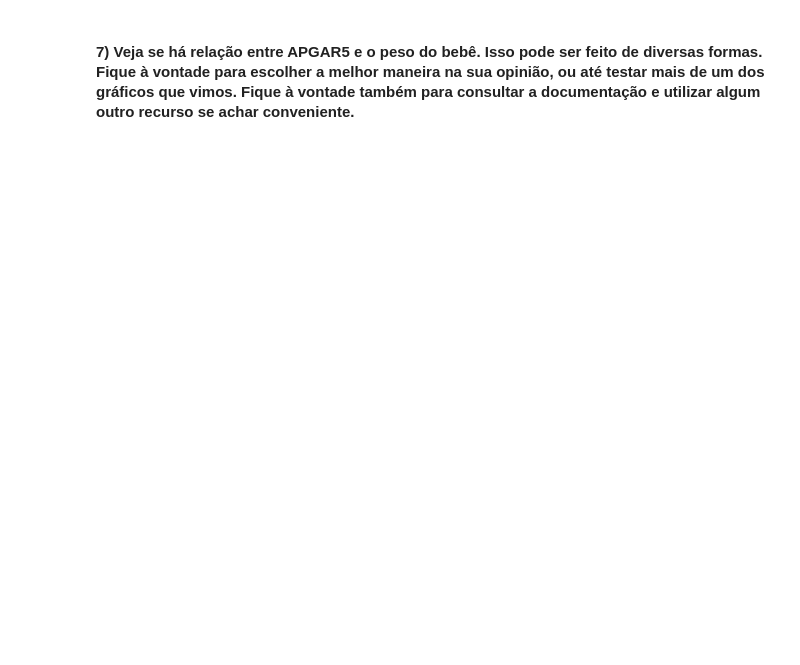
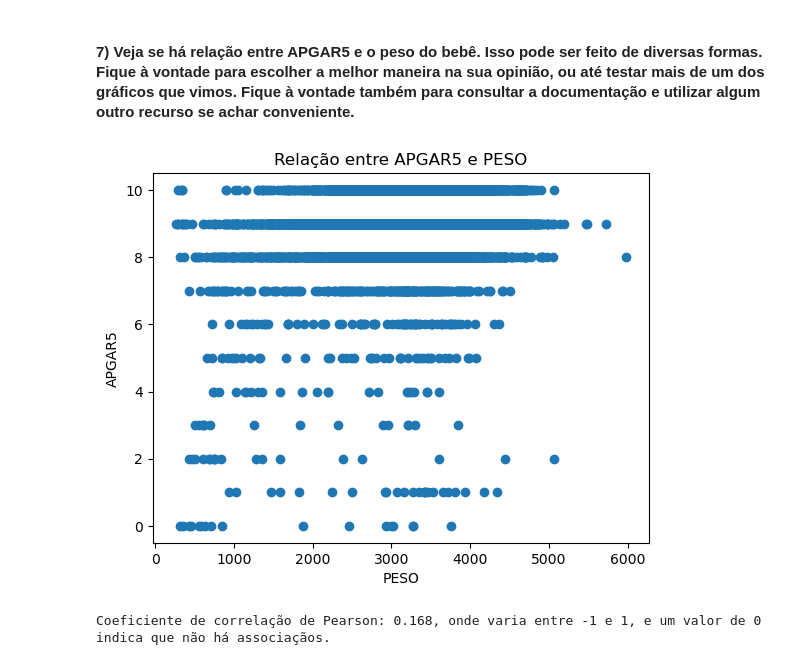
Before and after one commit to VictorLABR/stained-glass-project, a Jupyter notebook: VictorL_TAREFA 6 (pt.3).ipynb, the cells around one changed output. Drawn from its saved outputs; the diff is of its cells as text; code cells hidden in the pictures; blank space fills up the shorter version.

```diff
--- a/VictorL_TAREFA 6 (pt.3).ipynb
+++ b/VictorL_TAREFA 6 (pt.3).ipynb
@@ -20,2 +117,22 @@
 # %% [markdown]
 #### 7) Veja se há relação entre APGAR5 e o peso do bebê. Isso pode ser feito de diversas formas. Fique à vontade para escolher a melhor maneira na sua opinião, ou até testar mais de um dos gráficos que vimos. Fique à vontade também para consultar a documentação e utilizar algum outro recurso se achar conveniente.
+# %%
+# Plotando um gráfico de dispersão de AGPAR5 em relação a PESO
+plt.scatter(base["PESO"], base["APGAR5"])
+
+plt.title("Relação entre APGAR5 e PESO")
+plt.xlabel("PESO")
+plt.ylabel("APGAR5")
+
+plt.show()
+
+# como não fica claro, trarei outra abordagem, mais específica.
+# %% [output]
+[figure, added]
+# %%
+# Calculando o coeficiente de correlação de Pearson entre APGAR5 e PESO
+corr = pd.Series(base["APGAR5"]).corr(base["PESO"], method="pearson")
+
+print(f"Coeficiente de correlação de Pearson: {corr:.3f}; onde varia entre -1 e 1, e um valor de 0 indica que não há associaçãos.")
+# %% [output]
+Coeficiente de correlação de Pearson: 0.168, onde varia entre -1 e 1, e um valor de 0 indica que não há associaçãos.
```
Also changed, not shown: parts of 7 cells of this notebook, 1 other file.
